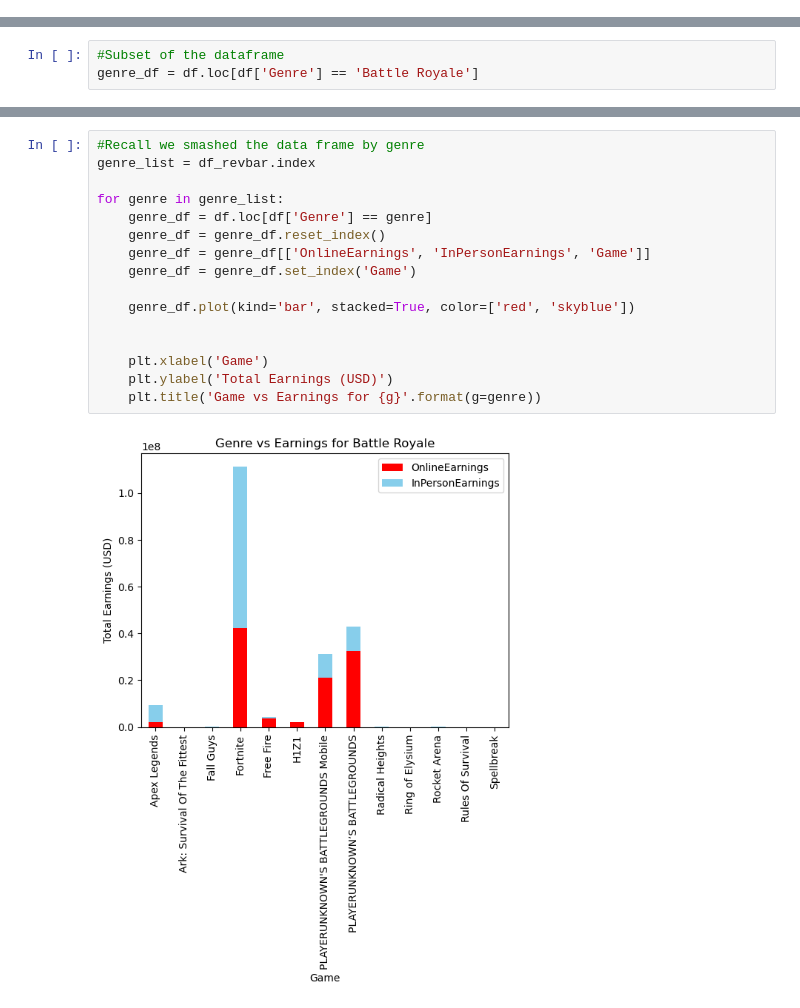
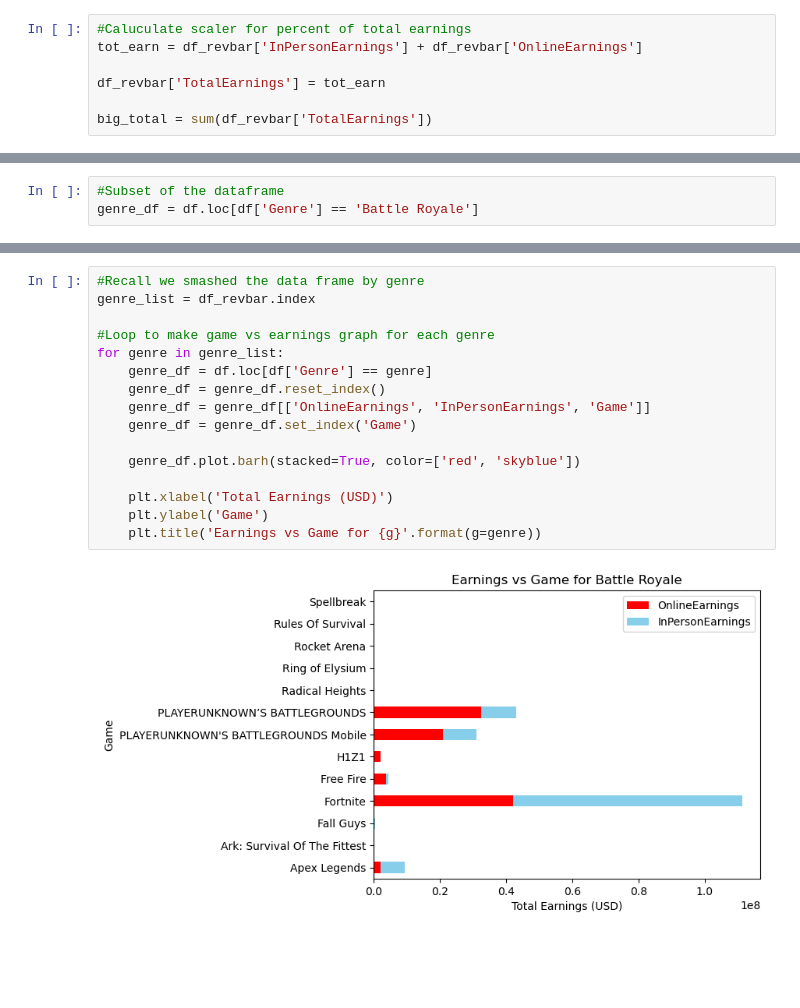
Before and after one commit to rhummel2323/TitanicComp, a Jupyter notebook: esports/esports-visualization.ipynb, the cells around one changed output, grey strips where cells are left out. Saved outputs shown, nothing was run; the diff lists cells and outputs as text; blank space fills up the shorter version.

```diff
--- a/esports/esports-visualization.ipynb
+++ b/esports/esports-visualization.ipynb
@@ -75,3 +79,10 @@ plt.title('Esports Genre vs Earnings')
 # %% [output]
 Text(0.5, 1.0, 'Esports Genre vs Earnings')
 [figure]
+# %%
+#Caluculate scaler for percent of total earnings
+tot_earn = df_revbar['InPersonEarnings'] + df_revbar['OnlineEarnings']
+
+df_revbar['TotalEarnings'] = tot_earn
+
+big_total = sum(df_revbar['TotalEarnings'])
@@ -95,18 +129,18 @@ Text(0.5, 1.0, 'Genre vs Earnings for BattleRoyale')
 # %%
 #Recall we smashed the data frame by genre
 genre_list = df_revbar.index
 
+#Loop to make game vs earnings graph for each genre
 for genre in genre_list:
     genre_df = df.loc[df['Genre'] == genre]
     genre_df = genre_df.reset_index()
     genre_df = genre_df[['OnlineEarnings', 'InPersonEarnings', 'Game']]
     genre_df = genre_df.set_index('Game')
 
-    genre_df.plot(kind='bar', stacked=True, color=['red', 'skyblue'])
+    genre_df.plot.barh(stacked=True, color=['red', 'skyblue'])
 
-
-    plt.xlabel('Game')
-    plt.ylabel('Total Earnings (USD)')
-    plt.title('Game vs Earnings for {g}'.format(g=genre))
+    plt.xlabel('Total Earnings (USD)')
+    plt.ylabel('Game')
+    plt.title('Earnings vs Game for {g}'.format(g=genre))
 # %% [output]
-[figure, old version]
+[figure, new version]
```
Also changed, not shown: parts of 12 cells of this notebook, 1 other file.
